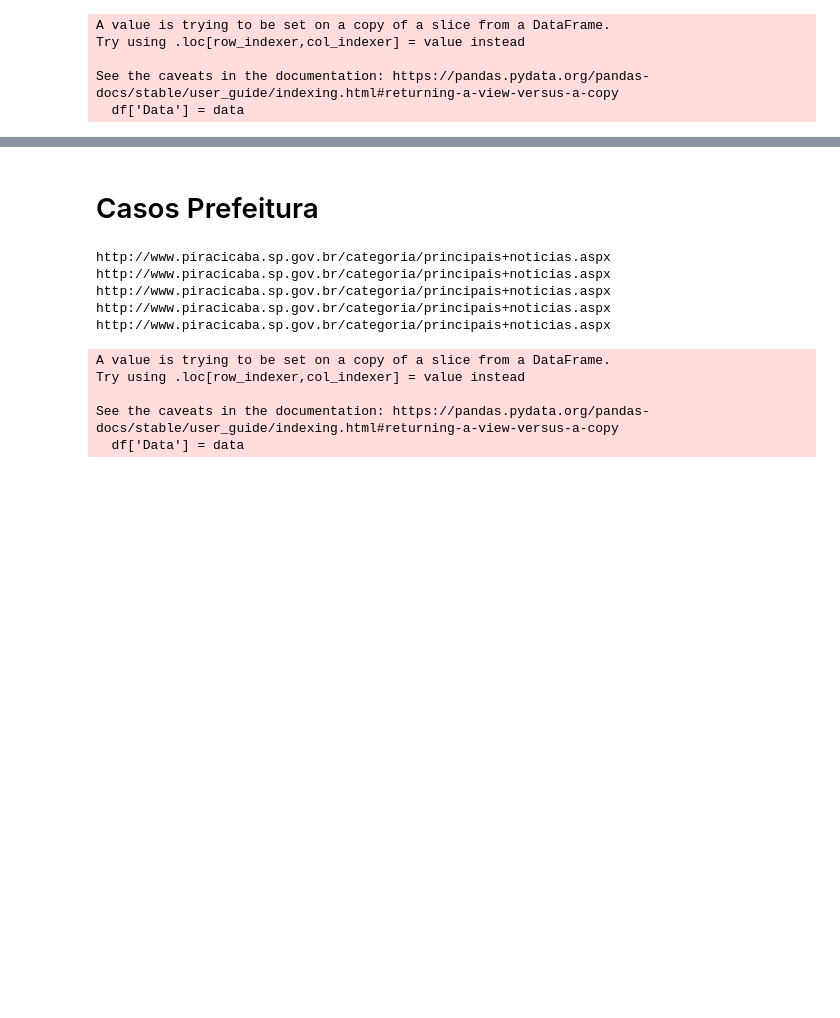
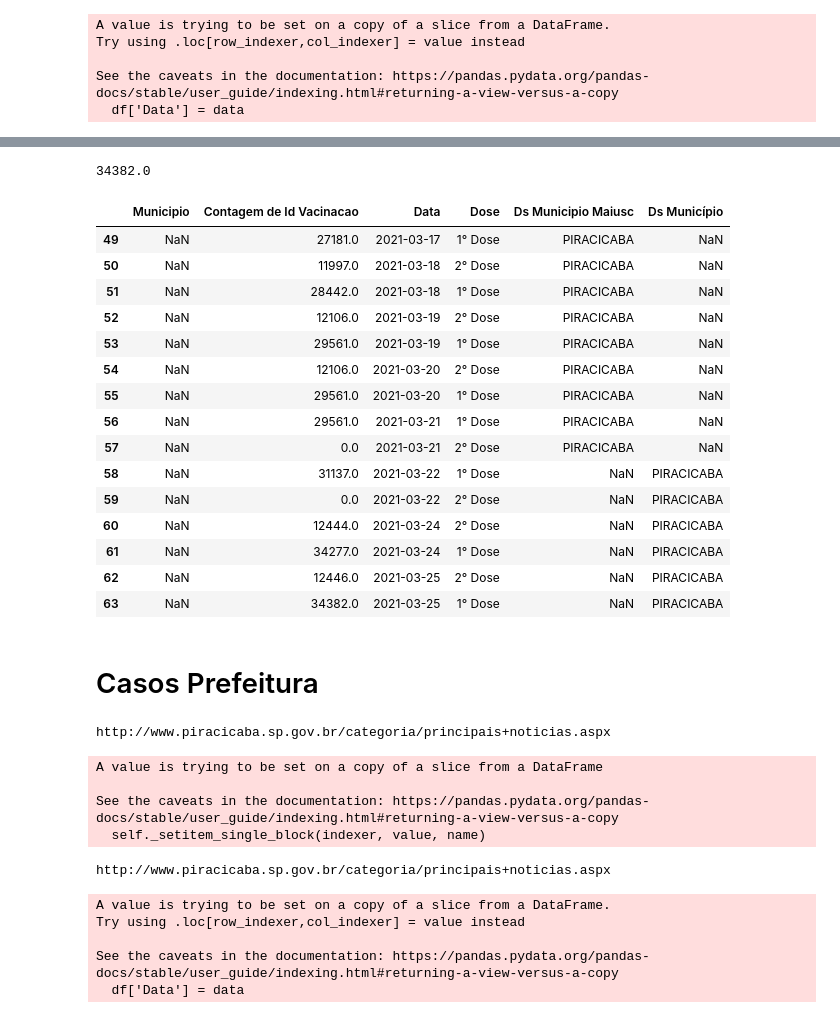
Before and after one commit to yanprada/platform-curiocidades, a Jupyter notebook: notebook/Notes Automaticos.ipynb, the cells around one changed output, grey strips where cells are left out. Cells and saved outputs as stored; diff of their text form; code cells hidden in the pictures; blank space fills up the shorter version.

```diff
--- a/notebook/Notes Automaticos.ipynb
+++ b/notebook/Notes Automaticos.ipynb
@@ -233,3 +233,26 @@ memory usage: 1.8+ KB
+# %%
+vacinas['Contagem de Id Vacinacao'].iloc[-1]
+# %% [output]
+34382.0
+# %%
+vacinas.tail(15)
+# %% [output]
+|  | Municipio | Contagem de Id Vacinacao | Data | Dose | Ds Municipio Maiusc | Ds Município |
+| 49 | NaN | 27181.0 | 2021-03-17 | 1° Dose | PIRACICABA | NaN |
+| 50 | NaN | 11997.0 | 2021-03-18 | 2° Dose | PIRACICABA | NaN |
+| 51 | NaN | 28442.0 | 2021-03-18 | 1° Dose | PIRACICABA | NaN |
+| 52 | NaN | 12106.0 | 2021-03-19 | 2° Dose | PIRACICABA | NaN |
+| 53 | NaN | 29561.0 | 2021-03-19 | 1° Dose | PIRACICABA | NaN |
+| 54 | NaN | 12106.0 | 2021-03-20 | 2° Dose | PIRACICABA | NaN |
+| 55 | NaN | 29561.0 | 2021-03-20 | 1° Dose | PIRACICABA | NaN |
+| 56 | NaN | 29561.0 | 2021-03-21 | 1° Dose | PIRACICABA | NaN |
+| 57 | NaN | 0.0 | 2021-03-21 | 2° Dose | PIRACICABA | NaN |
+| 58 | NaN | 31137.0 | 2021-03-22 | 1° Dose | NaN | PIRACICABA |
+| 59 | NaN | 0.0 | 2021-03-22 | 2° Dose | NaN | PIRACICABA |
+| 60 | NaN | 12444.0 | 2021-03-24 | 2° Dose | NaN | PIRACICABA |
+| 61 | NaN | 34277.0 | 2021-03-24 | 1° Dose | NaN | PIRACICABA |
+| 62 | NaN | 12446.0 | 2021-03-25 | 2° Dose | NaN | PIRACICABA |
+| 63 | NaN | 34382.0 | 2021-03-25 | 1° Dose | NaN | PIRACICABA |
 # %% [markdown]
 # Casos Prefeitura
 # %%
@@ -265,7 +288,7 @@ here = pathlib.Path().absolute()
 path_win = Path(here,"chromedriver_ln")
 driver = webdriver.Chrome(path_win)
 if int(hora) >=18:
-    dias = ['09','10','11','12','13']
+    dias = ['24','25']
     meses =['{}'.format(mes)]
 else:
     dias = ['{}'.format(dontem)]
@@ -377,10 +400,11 @@ covid.to_csv(path_download15)
 driver.quit()
 # %% [output]
 http://www.piracicaba.sp.gov.br/categoria/principais+noticias.aspx
-http://www.piracicaba.sp.gov.br/categoria/principais+noticias.aspx
-http://www.piracicaba.sp.gov.br/categoria/principais+noticias.aspx
-http://www.piracicaba.sp.gov.br/categoria/principais+noticias.aspx
-http://www.piracicaba.sp.gov.br/categoria/principais+noticias.aspx
+A value is trying to be set on a copy of a slice from a DataFrame
+
+See the caveats in the documentation: https://pandas.pydata.org/pandas-docs/stable/user_guide/indexing.html#returning-a-view-versus-a-copy
+  self._setitem_single_block(indexer, value, name)
+http://www.piracicaba.sp.gov.br/categoria/principais+noticias.aspx
 # %%
 
 from selenium import webdriver
```
Also changed, not shown: parts of 14 cells of this notebook, 27 other files.
